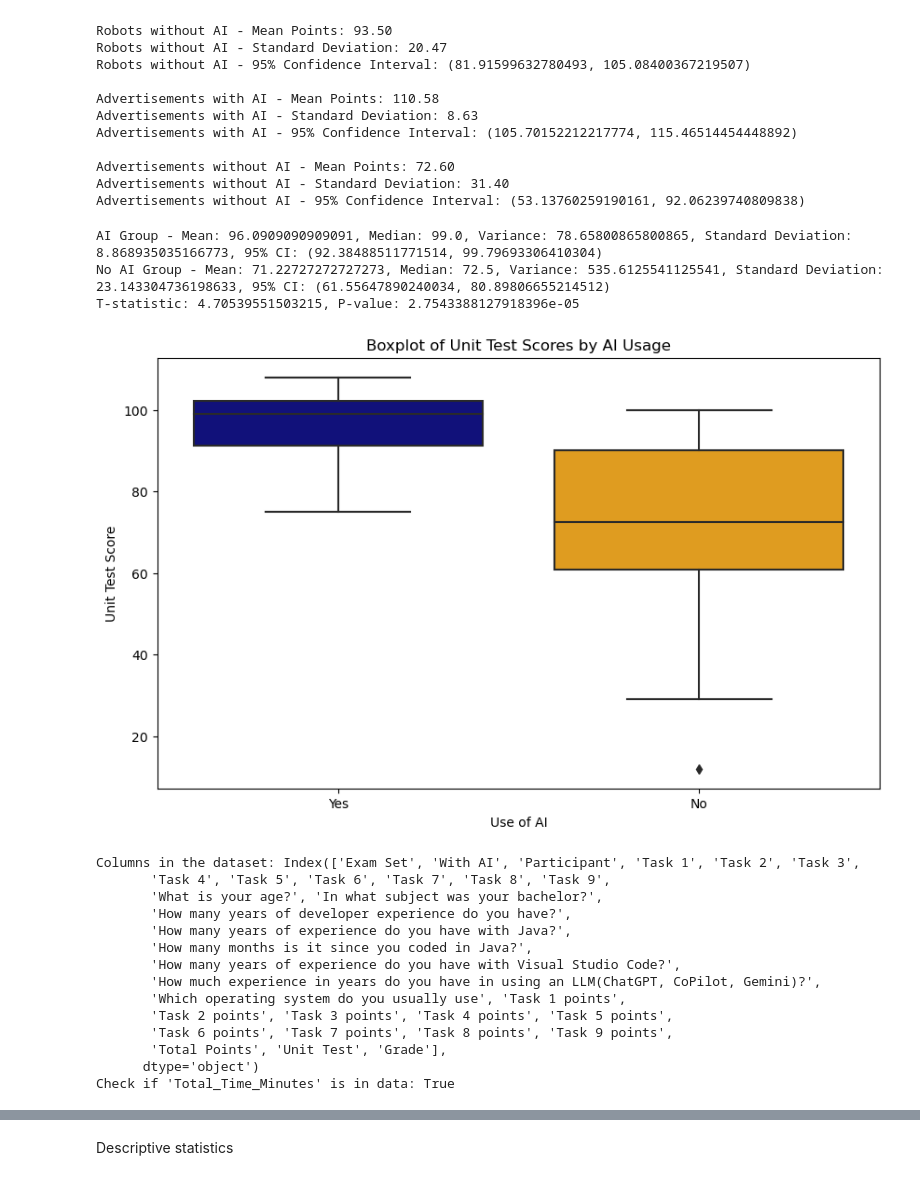
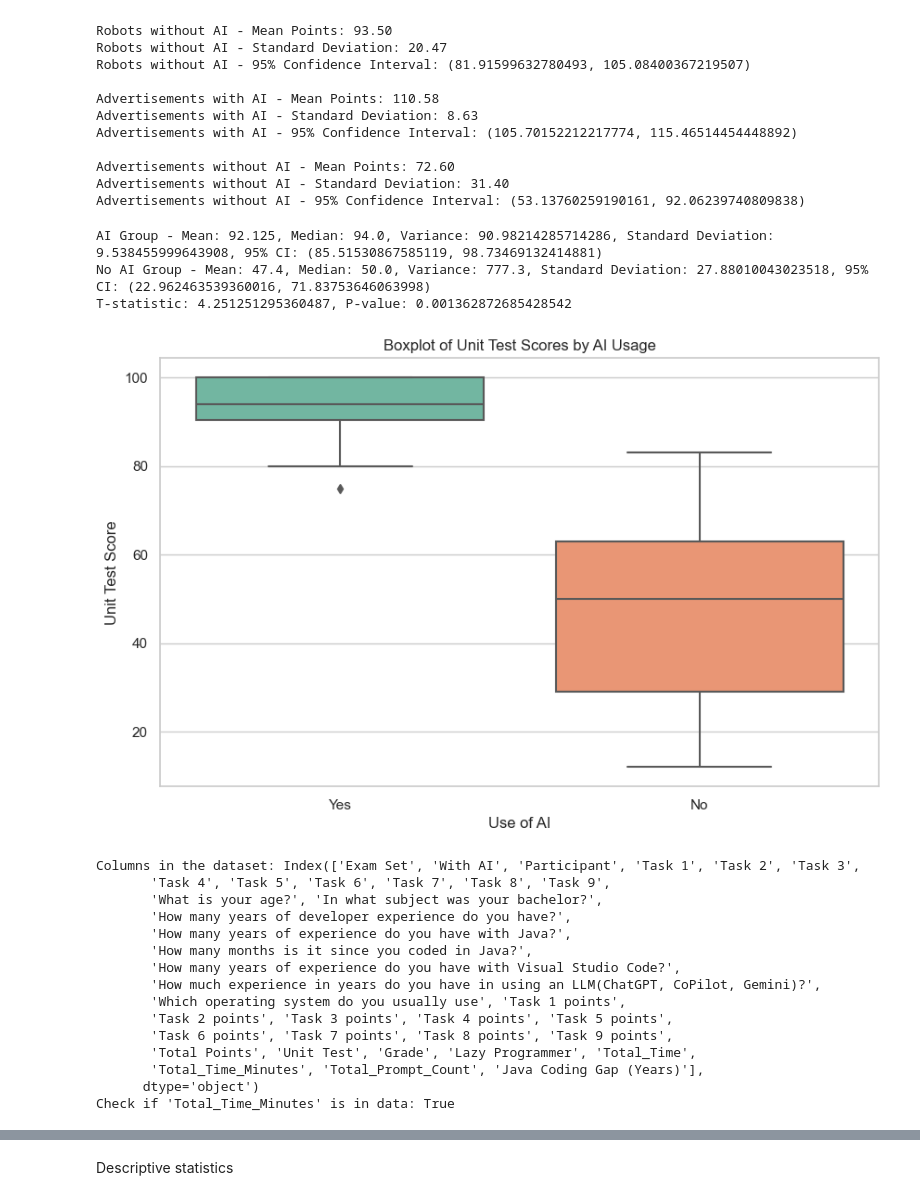
Before and after one commit to cseetreview/review_project, a Jupyter notebook: Notebook.ipynb, the cells around one changed output, grey strips where cells are left out. Drawn from its saved outputs; the diff is of its cells as text; code cells hidden in the pictures.

```diff
--- a/Notebook.ipynb
+++ b/Notebook.ipynb
@@ -213,6 +215,9 @@ plt.show()
 # %% [markdown]
 ## Prompt metric
 # %%
+# Set the color palette to 'Set2'
+sns.set_palette("Set2")
+
 # Define a function to calculate total prompt count
 def calculate_total_prompt(row):
     total_prompt = 0
@@ -235,7 +240,7 @@ data_filtered = data[data['With AI'].isin(['Yes', 'No'])]
 
 # Create box plots for prompt count for exams with AI
 plt.figure(figsize=(10, 6))
-sns.boxplot(x='Exam Set', y='Total_Prompt_Count', data=data_with_ai, color='darkblue')  # Set color directly
+sns.boxplot(x='Exam Set', y='Total_Prompt_Count', data=data_with_ai, palette='Set2')  # Use Set2 palette
 plt.title('Box plot of Prompt Count by Exam Set (With AI only)')
 plt.xlabel('Exam Set')
 plt.ylabel('Total Prompt Count')
@@ -400,6 +411,10 @@ plt.show()
 # %% [markdown]
 ## Grade Metric
 # %%
+# Set the color palette to 'Set2'
+sns.set_palette("Set2")
+colors = sns.color_palette("Set2")[0:2]  # Select the first two colors from the Set2 palette
+
 # Calculating average grades
 avg_grade_with_ai_robots = data_with_ai_robots['Grade'].mean()
 avg_grade_without_ai_robots = data_without_ai_robots['Grade'].mean()
@@ -410,13 +425,16 @@ avg_grade_without_ai_ads = data_without_ai_ads['Grade'].mean()
 categories = ['Robots with AI', 'Robots without AI', 'Advertisements with AI', 'Advertisements without AI']
 average_grades = [avg_grade_with_ai_robots, avg_grade_without_ai_robots, avg_grade_with_ai_ads, avg_grade_without_ai_ads]
 
+# Assign colors specifically to 'With AI' and 'Without AI'
+category_colors = [colors[0] if 'with AI' in cat else colors[1] for cat in categories]  # 'With AI' gets one color, 'Without AI' gets another
+
 # Plotting
 fig, ax = plt.subplots(figsize=(10, 6))
-colors = ['darkblue', 'orange', 'darkblue', 'orange']
-bars = ax.bar(categories, average_grades, color=colors)
+bars = ax.bar(categories, average_grades, color=category_colors)
 ax.set_ylabel('Average Grade')
 ax.set_title('Comparison of Average Grades Across Different Sets')
 ax.set_ylim(0, max(average_grades) + 5)  # Adjust y-limit for better visualization
 
+plt.xticks(rotation=45)  # Rotate category labels for better readability
 plt.show()
 # %% [output]
@@ -499,6 +544,13 @@ Total points on tasks for MacOS users: 1294
 # %%
-# Converting 'Java Coding Gap' from months to years
-data['Java Coding Gap (Years)'] = data['How many months is it since you coded in Java?'] / 12
+# Convert 'Java Coding Gap' from months to years
+data['Java Coding Gap (Years)'] = data['How many months is it since you coded in Java?'].astype(float) / 12
+
+# Ensure the columns are numeric
+data['How many years of experience do you have with Java?'] = pd.to_numeric(data['How many years of experience do you have with Java?'], errors='coerce')
+data['Total Points'] = pd.to_numeric(data['Total Points'], errors='coerce')
+
+# Optional: Drop rows where any of the required columns is NaN
+data.dropna(subset=['How many years of experience do you have with Java?', 'Total Points', 'Java Coding Gap (Years)'], inplace=True)
 
 # Calculate the correlation for 'Java Exp (Years)'
 correlation_java_exp = data['How many years of experience do you have with Java?'].corr(data['Total Points'])
@@ -581,62 +630,50 @@ Advertisements without AI - Mean Points: 72.60
 Advertisements without AI - Standard Deviation: 31.40
 Advertisements without AI - 95% Confidence Interval: (53.13760259190161, 92.06239740809838)
 # %%
-import pandas as pd
-import numpy as np
-import scipy.stats as stats
-import matplotlib.pyplot as plt
-import seaborn as sns
-
-# Load your data
-data = pd.read_csv('data.csv', delimiter=';')
-
 # Filter data for AI and No AI
 data_ai = data[data['With AI'] == 'Yes']['Unit Test'].dropna()
 data_no_ai = data[data['With AI'] == 'No']['Unit Test'].dropna()
 
 # Calculate t-test between groups
 t_stat, p_value = stats.ttest_ind(data_ai, data_no_ai)
 
 # Calculate statistical metrics for AI
 mean_ai = np.mean(data_ai)
 median_ai = np.median(data_ai)
 variance_ai = np.var(data_ai, ddof=1)
 std_dev_ai = np.std(data_ai, ddof=1)
 confidence_interval_ai = stats.norm.interval(0.95, loc=mean_ai, scale=std_dev_ai/np.sqrt(len(data_ai)))
 
 # Calculate statistical metrics for No AI
 mean_no_ai = np.mean(data_no_ai)
 median_no_ai = np.median(data_no_ai)
 variance_no_ai = np.var(data_no_ai, ddof=1)
 std_dev_no_ai = np.std(data_no_ai, ddof=1)
 confidence_interval_no_ai = stats.norm.interval(0.95, loc=mean_no_ai, scale=std_dev_no_ai/np.sqrt(len(data_no_ai)))
 
 # Print the results
 print(f"AI Group - Mean: {mean_ai}, Median: {median_ai}, Variance: {variance_ai}, Standard Deviation: {std_dev_ai}, 95% CI: {confidence_interval_ai}")
 print(f"No AI Group - Mean: {mean_no_ai}, Median: {median_no_ai}, Variance: {variance_no_ai}, Standard Deviation: {std_dev_no_ai}, 95% CI: {confidence_interval_no_ai}")
 print(f"T-statistic: {t_stat}, P-value: {p_value}")
 
+# Set the color palette to 'Set2'
+sns.set_palette("Set2")
+colors = sns.color_palette("Set2")[0:2]  # Select the first two colors from the Set2 palette
+
 # Plot the results
 plt.figure(figsize=(10, 6))
-sns.boxplot(x='With AI', y='Unit Test', data=data, palette={'Yes': 'darkblue', 'No': 'orange'})
+sns.boxplot(x='With AI', y='Unit Test', data=data, palette={'Yes': colors[0], 'No': colors[1]})
 plt.title('Boxplot of Unit Test Scores by AI Usage')
 plt.xlabel('Use of AI')
 plt.ylabel('Unit Test Score')
 plt.show()
 # %% [output]
-AI Group - Mean: 96.0909090909091, Median: 99.0, Variance: 78.65800865800865, Standard Deviation: 8.868935035166773, 95% CI: (92.38488511771514, 99.79693306410304)
-No AI Group - Mean: 71.22727272727273, Median: 72.5, Variance: 535.6125541125541, Standard Deviation: 23.143304736198633, 95% CI: (61.55647890240034, 80.89806655214512)
-T-statistic: 4.70539551503215, P-value: 2.7543388127918396e-05
+AI Group - Mean: 92.125, Median: 94.0, Variance: 90.98214285714286, Standard Deviation: 9.538455999643908, 95% CI: (85.51530867585119, 98.73469132414881)
+No AI Group - Mean: 47.4, Median: 50.0, Variance: 777.3, Standard Deviation: 27.88010043023518, 95% CI: (22.962463539360016, 71.83753646063998)
+T-statistic: 4.251251295360487, P-value: 0.001362872685428542
-[figure, old version]
+[figure, new version]
 # %%
-import pandas as pd
-import numpy as np
-import scipy.stats as stats
-import matplotlib.pyplot as plt
-import seaborn as sns
 
-# Load data
-data = pd.read_csv('data.csv', delimiter=';')
 print("Columns in the dataset:", data.columns)
 
 # Define a function to calculate total time spent
@@ -670,6 +707,7 @@ Columns in the dataset: Index(['Exam Set', 'With AI', 'Participant', 'Task 1', '
        'Which operating system do you usually use', 'Task 1 points',
        'Task 2 points', 'Task 3 points', 'Task 4 points', 'Task 5 points',
        'Task 6 points', 'Task 7 points', 'Task 8 points', 'Task 9 points',
-       'Total Points', 'Unit Test', 'Grade'],
+       'Total Points', 'Unit Test', 'Grade', 'Lazy Programmer', 'Total_Time',
+       'Total_Time_Minutes', 'Total_Prompt_Count', 'Java Coding Gap (Years)'],
       dtype='object')
 Check if 'Total_Time_Minutes' is in data: True
```
Also changed, not shown: parts of 32 cells of this notebook.
